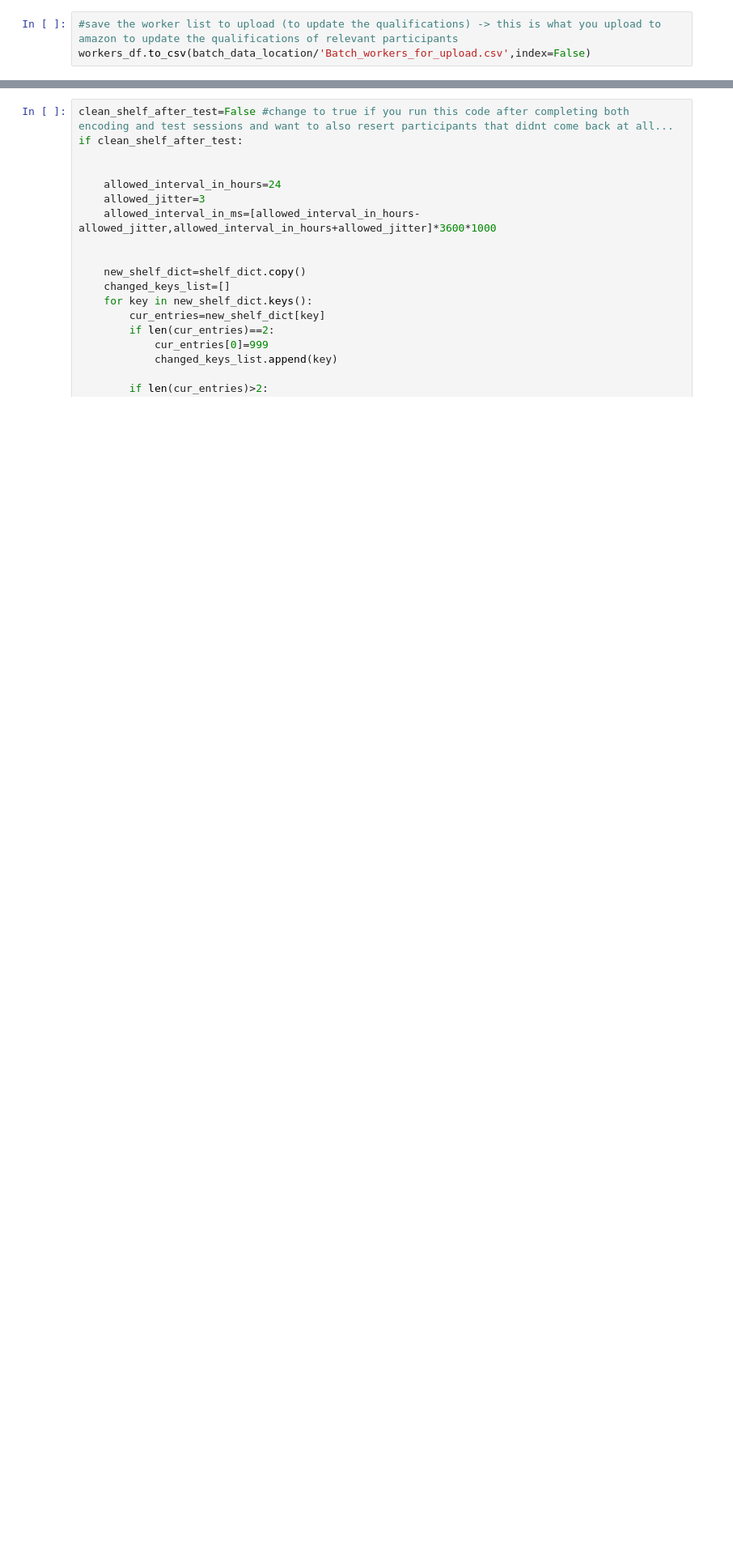
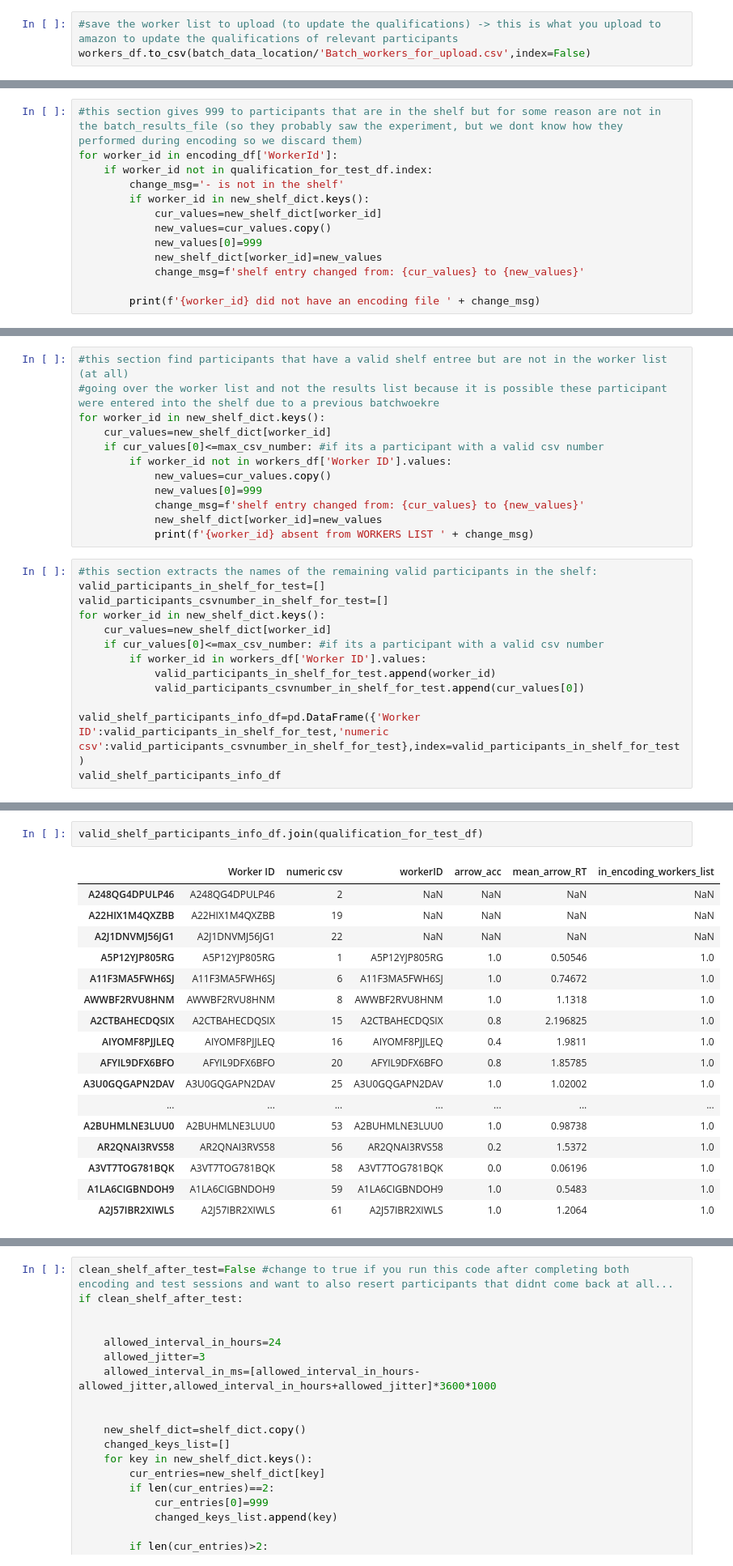
Before and after one commit to edenjenzohar/Visual-memory-task, a Jupyter notebook: analysis/parse_recorded_results_pilot2_encoding.ipynb, the cells around one changed output, grey strips where cells are left out. Shown: that part at 81% size. Saved outputs shown, nothing was run; the diff lists cells and outputs as text; blank space fills up the shorter version.

```diff
--- a/analysis/parse_recorded_results_pilot2_encoding.ipynb
+++ b/analysis/parse_recorded_results_pilot2_encoding.ipynb
@@ -421,0 +1022,13 @@ workers_df.to_csv(batch_data_location/'Batch_workers_for_upload.csv',index=False
+# %%
+#this section gives 999 to participants that are in the shelf but for some reason are not in the batch_results_file (so they probably saw the experiment, but we dont know how they performed during encoding so we discard them)
+for worker_id in encoding_df['WorkerId']:
+    if worker_id not in qualification_for_test_df.index:
+        change_msg='- is not in the shelf'
+        if worker_id in new_shelf_dict.keys():
+            cur_values=new_shelf_dict[worker_id]
+            new_values=cur_values.copy()
+            new_values[0]=999
+            new_shelf_dict[worker_id]=new_values
+            change_msg=f'shelf entry changed from: {cur_values} to {new_values}'
+
+        print(f'{worker_id} did not have an encoding file ' + change_msg)
@@ -421,0 +1050,25 @@ workers_df.to_csv(batch_data_location/'Batch_workers_for_upload.csv',index=False
+# %%
+#this section find participants that have a valid shelf entree but are not in the worker list (at all)
+#going over the worker list and not the results list because it is possible these participant were entered into the shelf due to a previous batchwoekre
+for worker_id in new_shelf_dict.keys():
+    cur_values=new_shelf_dict[worker_id]
+    if cur_values[0]<=max_csv_number: #if its a participant with a valid csv number
+        if worker_id not in workers_df['Worker ID'].values:
+            new_values=cur_values.copy()
+            new_values[0]=999
+            change_msg=f'shelf entry changed from: {cur_values} to {new_values}'
+            new_shelf_dict[worker_id]=new_values
+            print(f'{worker_id} absent from WORKERS LIST ' + change_msg)
+# %%
+#this section extracts the names of the remaining valid participants in the shelf:
+valid_participants_in_shelf_for_test=[]
+valid_participants_csvnumber_in_shelf_for_test=[]
+for worker_id in new_shelf_dict.keys():
+    cur_values=new_shelf_dict[worker_id]
+    if cur_values[0]<=max_csv_number: #if its a participant with a valid csv number
+        if worker_id in workers_df['Worker ID'].values:
+            valid_participants_in_shelf_for_test.append(worker_id)
+            valid_participants_csvnumber_in_shelf_for_test.append(cur_values[0])
+
+valid_shelf_participants_info_df=pd.DataFrame({'Worker ID':valid_participants_in_shelf_for_test,'numeric csv':valid_participants_csvnumber_in_shelf_for_test},index=valid_participants_in_shelf_for_test)
+valid_shelf_participants_info_df
@@ -422,2 +1093,22 @@ workers_df.to_csv(batch_data_location/'Batch_workers_for_upload.csv',index=False
+# %%
+valid_shelf_participants_info_df.join(qualification_for_test_df)
+# %% [output]
+|  | Worker ID | numeric csv | workerID | arrow_acc | mean_arrow_RT | in_encoding_workers_list |
+| A248QG4DPULP46 | A248QG4DPULP46 | 2 | NaN | NaN | NaN | NaN |
+| A22HIX1M4QXZBB | A22HIX1M4QXZBB | 19 | NaN | NaN | NaN | NaN |
+| A2J1DNVMJ56JG1 | A2J1DNVMJ56JG1 | 22 | NaN | NaN | NaN | NaN |
+| A5P12YJP805RG | A5P12YJP805RG | 1 | A5P12YJP805RG | 1.0 | 0.50546 | 1.0 |
+| A11F3MA5FWH6SJ | A11F3MA5FWH6SJ | 6 | A11F3MA5FWH6SJ | 1.0 | 0.74672 | 1.0 |
+| AWWBF2RVU8HNM | AWWBF2RVU8HNM | 8 | AWWBF2RVU8HNM | 1.0 | 1.1318 | 1.0 |
+| A2CTBAHECDQSIX | A2CTBAHECDQSIX | 15 | A2CTBAHECDQSIX | 0.8 | 2.196825 | 1.0 |
+| AIYOMF8PJJLEQ | AIYOMF8PJJLEQ | 16 | AIYOMF8PJJLEQ | 0.4 | 1.9811 | 1.0 |
+| AFYIL9DFX6BFO | AFYIL9DFX6BFO | 20 | AFYIL9DFX6BFO | 0.8 | 1.85785 | 1.0 |
+| A3U0GQGAPN2DAV | A3U0GQGAPN2DAV | 25 | A3U0GQGAPN2DAV | 1.0 | 1.02002 | 1.0 |
+| ... | ... | ... | ... | ... | ... | ... |
+| A2BUHMLNE3LUU0 | A2BUHMLNE3LUU0 | 53 | A2BUHMLNE3LUU0 | 1.0 | 0.98738 | 1.0 |
+| AR2QNAI3RVS58 | AR2QNAI3RVS58 | 56 | AR2QNAI3RVS58 | 0.2 | 1.5372 | 1.0 |
+| A3VT7TOG781BQK | A3VT7TOG781BQK | 58 | A3VT7TOG781BQK | 0.0 | 0.06196 | 1.0 |
+| A1LA6CIGBNDOH9 | A1LA6CIGBNDOH9 | 59 | A1LA6CIGBNDOH9 | 1.0 | 0.5483 | 1.0 |
+| A2J57IBR2XIWLS | A2J57IBR2XIWLS | 61 | A2J57IBR2XIWLS | 1.0 | 1.2064 | 1.0 |
 # %%
 #this is the updated shelf: copy from here and place in the shelf location in pavlovia.org
```
Also changed, not shown: parts of 15 cells of this notebook, 3 other files.
